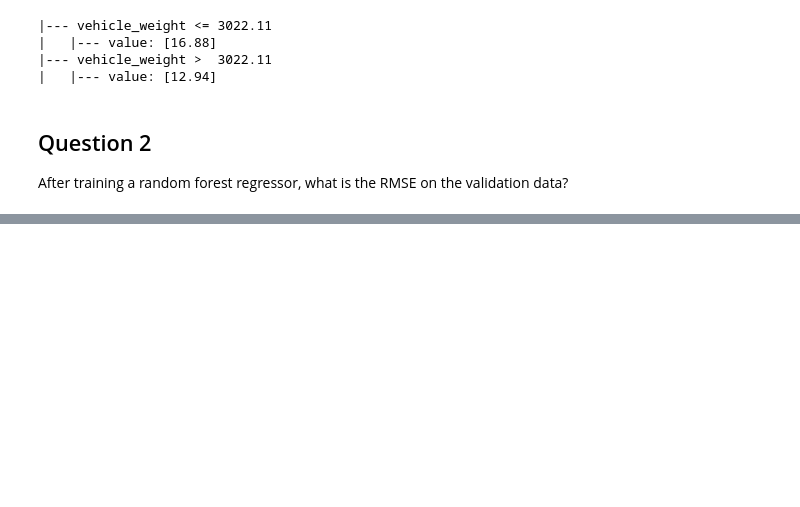
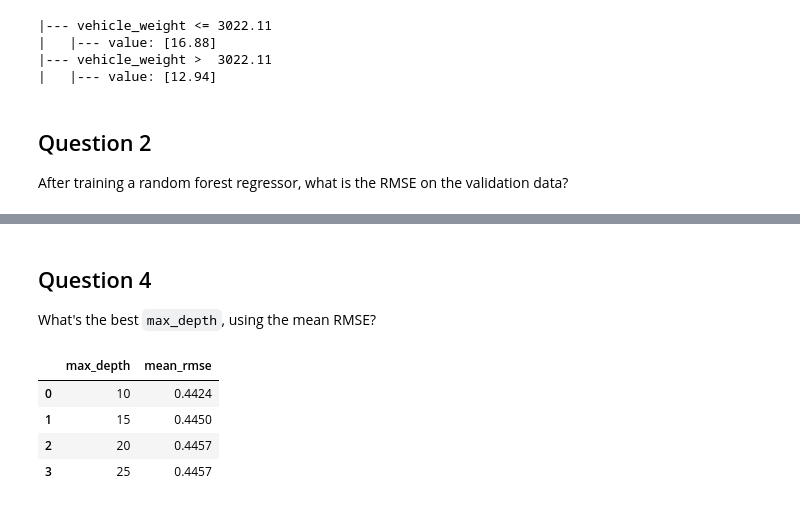
Before and after one commit to holdenparker/ml-zoomcamp-2025, a Jupyter notebook: homework/06/trees.ipynb, the cells around one changed output, grey strips where cells are left out. Drawn from its saved outputs; the diff is of its cells as text; code cells hidden in the pictures; blank space fills up the shorter version.

```diff
--- a/homework/06/trees.ipynb
+++ b/homework/06/trees.ipynb
@@ -128,0 +175,33 @@ AttributeError: 'RandomForestRegressor' object has no attribute 'predict_proba'
+# %% [markdown]
+## Question 4
+What's the best `max_depth`, using the mean RMSE?
+# %%
+md_mrmse = []
+
+for max_depth in [10, 15, 20, 25]:
+    n_e_rmses = []
+    for n_estimator in range(10, 201, 10):
+        n_e_rmses.append(
+            round(
+                float(
+                    train_val_rforest(
+                        t_X,
+                        t_y,
+                        v_X,
+                        v_y,
+                        n_estimator,
+                        max_depth
+                    )
+                ),
+                3
+            )
+        )
+    md_mrmse.append((max_depth, np.mean(n_e_rmses)))
+
+pd.DataFrame(md_mrmse, columns=['max_depth', 'mean_rmse'])
+# %% [output]
+|  | max_depth | mean_rmse |
+| 0 | 10 | 0.4424 |
+| 1 | 15 | 0.4450 |
+| 2 | 20 | 0.4457 |
+| 3 | 25 | 0.4457 |
```
Also changed, not shown: parts of 10 cells of this notebook, 1 other file.
